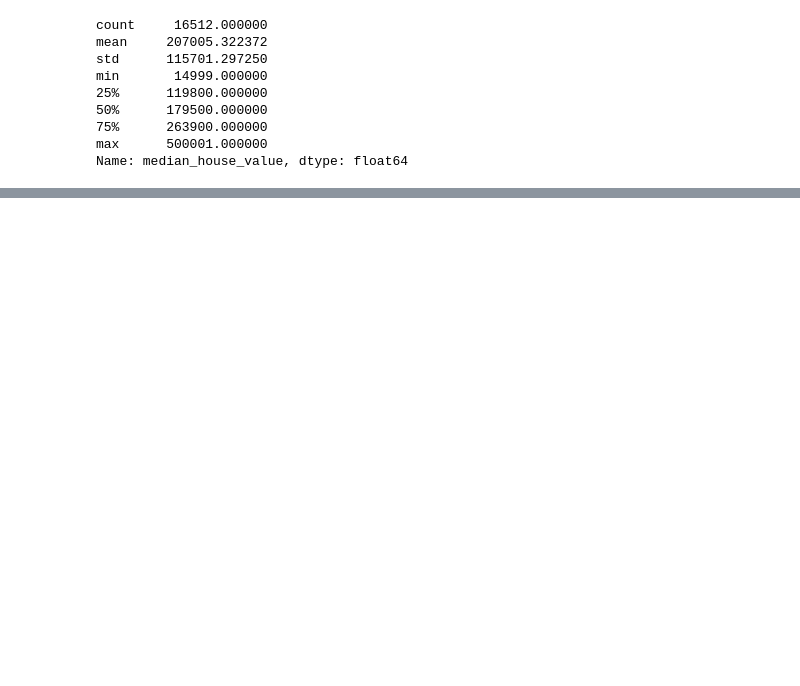
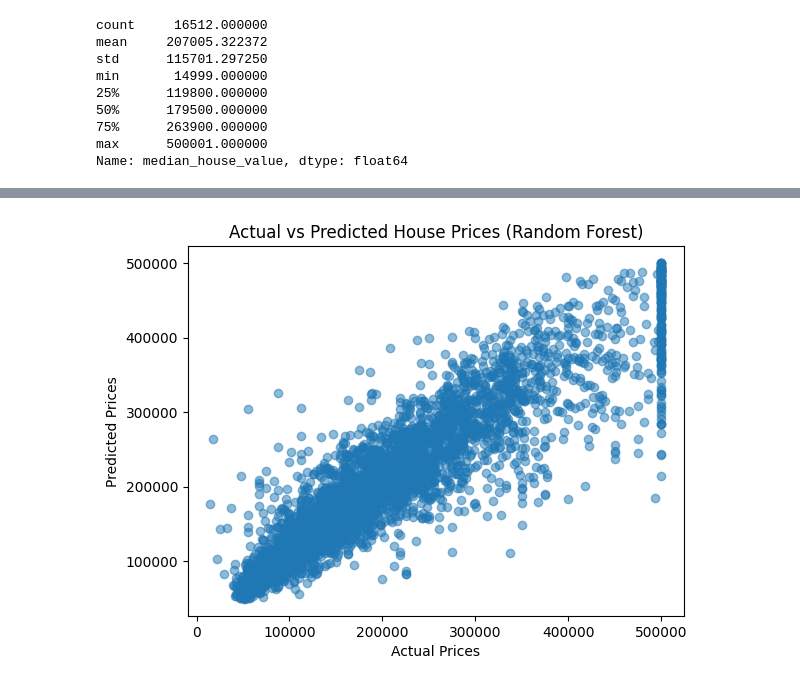
Before and after one commit to martn2023/housing-prices-ML-supervised-learning, a Jupyter notebook: 4_data_prep_model_selection_and_evaluation.ipynb, the cells around one changed output, grey strips where cells are left out. Drawn from its saved outputs; the diff is of its cells as text; code cells hidden in the pictures; blank space fills up the shorter version.

```diff
--- a/4_data_prep_model_selection_and_evaluation.ipynb
+++ b/4_data_prep_model_selection_and_evaluation.ipynb
@@ -509,0 +582,16 @@ print(f"FINAL RMSE: {final_rmse}")
+# %%
+# Split the test data into features (X) and labels (y)
+X_test = full_stratified_test_data.drop("median_house_value", axis=1)
+y_test = full_stratified_test_data["median_house_value"].copy()
+
+# Now preprocess the test data via the pipeline we built before
+X_test_prepared = full_pipeline.transform(X_test)
+# %%
+# Use the preprocessed test data to make predictions
+final_random_forest_model = grid_search.best_estimator_
+final_predictions = final_random_forest_model.predict(X_test_prepared)
+
+# Calculate RMSE
+final_mse = mean_squared_error(y_test, final_predictions)
+final_rmse = numpy.sqrt(final_mse)
+print(f"FINAL RMSE: {final_rmse}")
@@ -540,0 +649,11 @@ Bottomline, the data set allows you to see a trend but not a reliable price poin
+# %%
+import matplotlib.pyplot as plt
+
+# Create a scatter plot of actual vs. predicted house prices
+plt.scatter(y_test, final_predictions, alpha=0.5)
+plt.xlabel("Actual Prices")
+plt.ylabel("Predicted Prices")
+plt.title("Actual vs Predicted House Prices (Random Forest)")
+plt.show()
+# %% [output]
+[figure, added]
```
Also changed, not shown: parts of 37 cells of this notebook, 3 other files.
